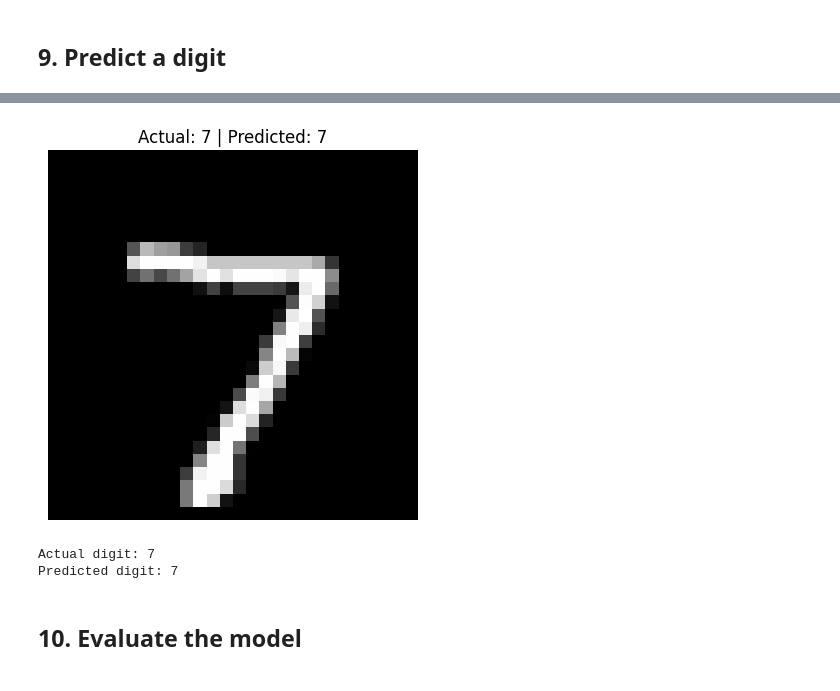
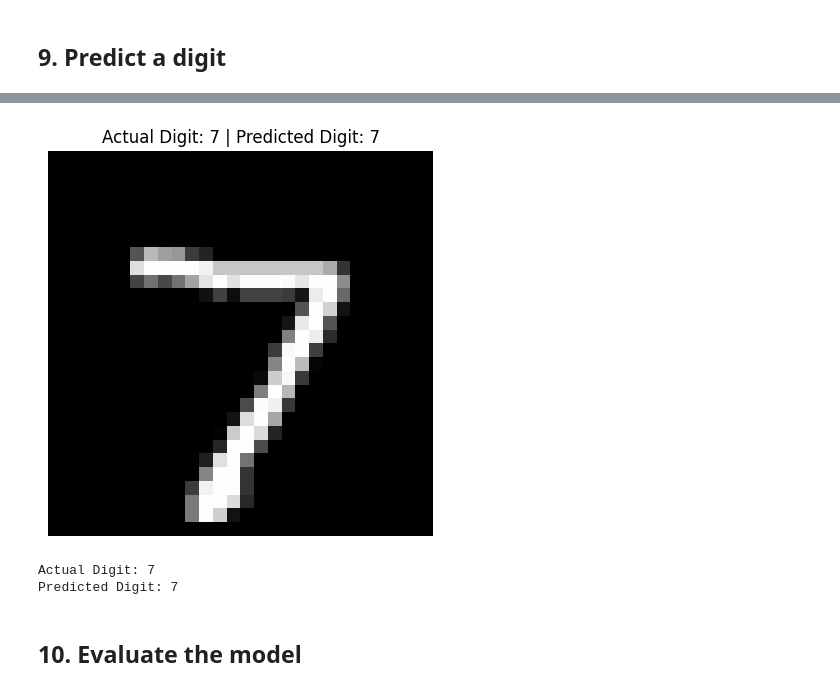
Before and after one commit to Samreen1019/ML-Practical-, a Jupyter notebook: Basic_DNN_Digit_Classification.ipynb, the cells around one changed output, grey strips where cells are left out. Drawn from its saved outputs; the diff is of its cells as text; code cells hidden in the pictures.

```diff
--- a/Basic_DNN_Digit_Classification.ipynb
+++ b/Basic_DNN_Digit_Classification.ipynb
@@ -153,15 +179,18 @@ plt.show()
 # %% [markdown]
 ## 9. Predict a digit
 # %%
+# Predict a digit
+
 prediction = model.predict(X_test[0:1])
 predicted_digit = np.argmax(prediction)
 
+plt.figure(figsize=(5, 5))
 plt.imshow(X_test[0], cmap="gray")
-plt.title("Actual: " + str(y_test[0]) +
-          " | Predicted: " + str(predicted_digit))
+plt.title("Actual Digit: " + str(y_test[0]) +
+          " | Predicted Digit: " + str(predicted_digit))
 plt.axis("off")
 plt.show()
 
-print("Actual digit:", y_test[0])
-print("Predicted digit:", predicted_digit)
+print("Actual Digit:", y_test[0])
+print("Predicted Digit:", predicted_digit)
 # %% [output]
@@ -169,6 +198,6 @@ print("Predicted digit:", predicted_digit)
-[figure, old version]
+[figure, new version]
-Actual digit: 7
-Predicted digit: 7
+Actual Digit: 7
+Predicted Digit: 7
 # %% [markdown]
 ## 10. Evaluate the model
 # %%
```
Also changed, not shown: parts of 10 cells of this notebook.
